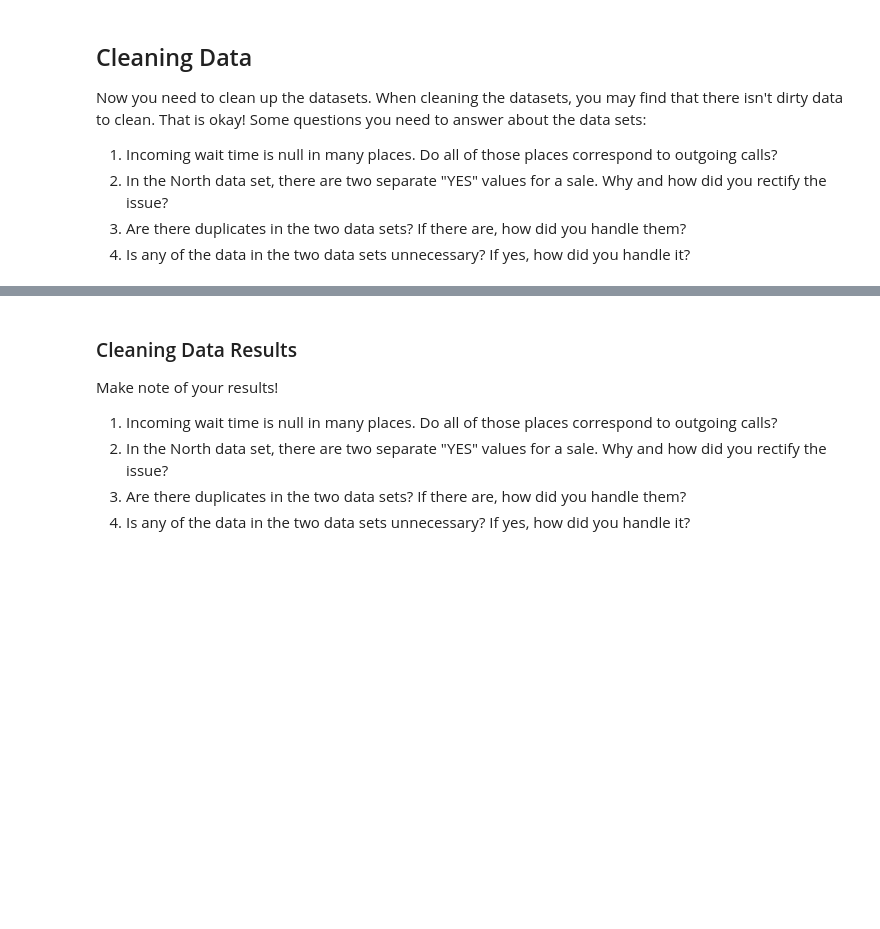
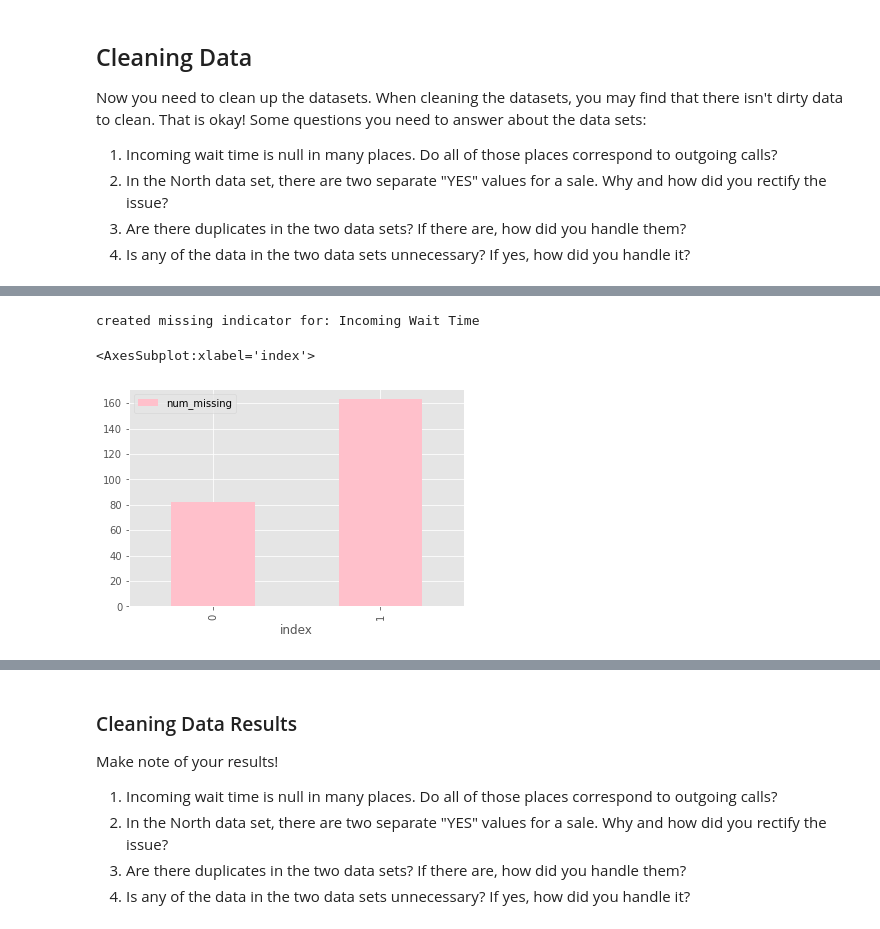
Before and after one commit to Jeeper25/call-center-cleanup-assignment, a Jupyter notebook: Call Center Cleanup.ipynb, the cells around one changed output, grey strips where cells are left out. Saved outputs shown, nothing was run; the diff lists cells and outputs as text; code cells hidden in the pictures; blank space fills up the shorter version.

```diff
--- a/Call Center Cleanup.ipynb
+++ b/Call Center Cleanup.ipynb
@@ -123,0 +232,9 @@ Now you need to clean up the datasets. When cleaning the datasets, you may find
+# %%
+#Missing Data?
+for col in north_df.columns:
+    pct_missing = np.mean(north_df[col].isnull())
+    print('{} - {}%'.format(col, round(pct_missing*100))),
+
+for col in south_df.columns:
+    pct_missing = np.mean(south_df[col].isnull())
+    print('{} - {}%'.format(col, round(pct_missing*100)))
@@ -123,0 +273,17 @@ Now you need to clean up the datasets. When cleaning the datasets, you may find
+# %%
+for col in north_df.columns:
+    missing = north_df[col].isnull()
+    num_missing = np.sum(missing)
+
+    if num_missing > 0:
+        print('created missing indicator for: {}'.format(col))
+        north_df['{}_ismissing'.format(col)] = missing
+
+ismissing_cols = [col for col in north_df.columns if 'ismissing' in col]
+north_df['num_missing'] = north_df[ismissing_cols].sum(axis=1)
+
+north_df['num_missing'].value_counts().reset_index().sort_values(by='index').plot.bar(x='index', y='num_missing', color='pink')
+# %% [output]
+created missing indicator for: Incoming Wait Time
+<AxesSubplot:xlabel='index'>
+[figure, added]
```
Also changed, not shown: parts of 44 cells of this notebook.
